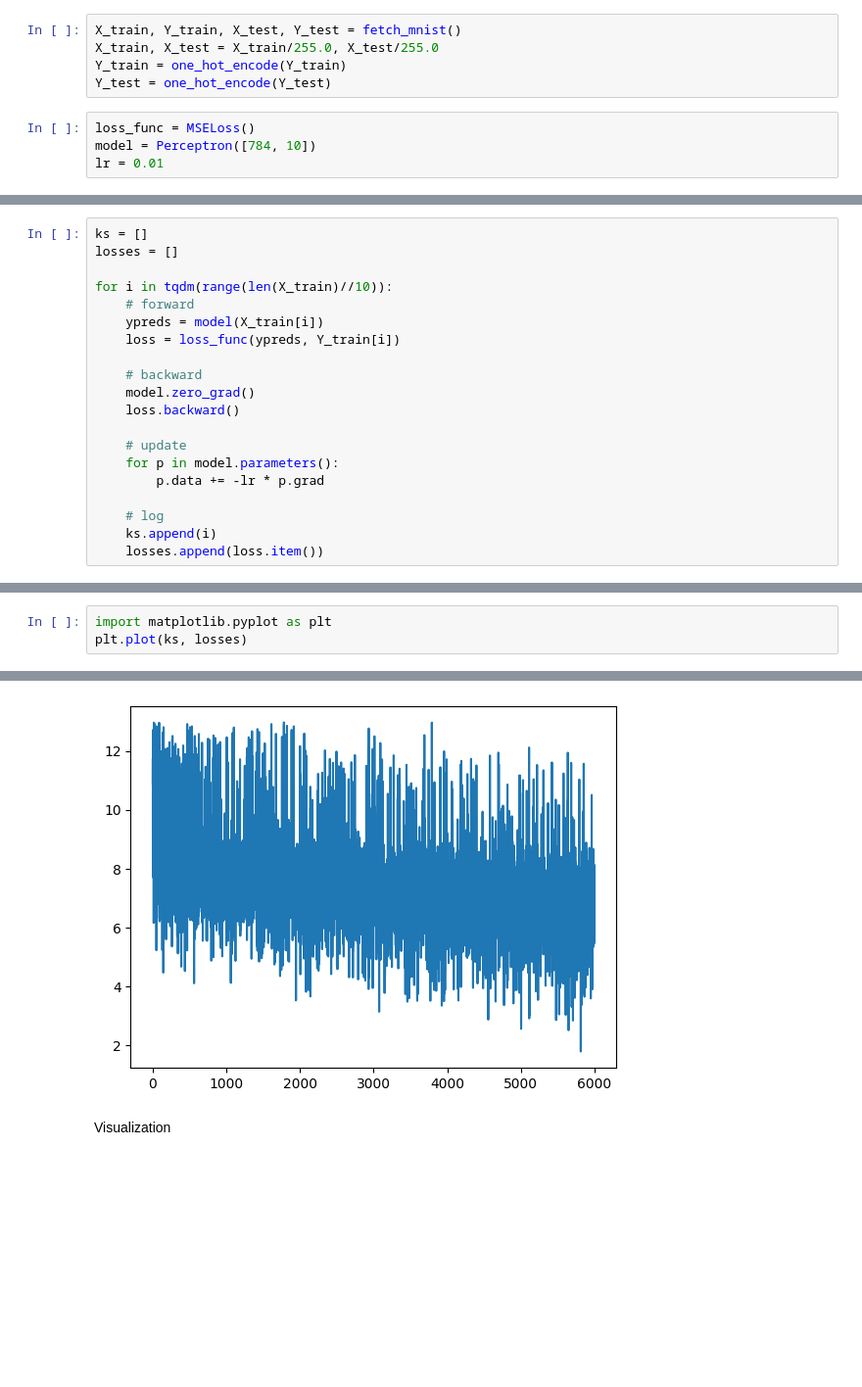
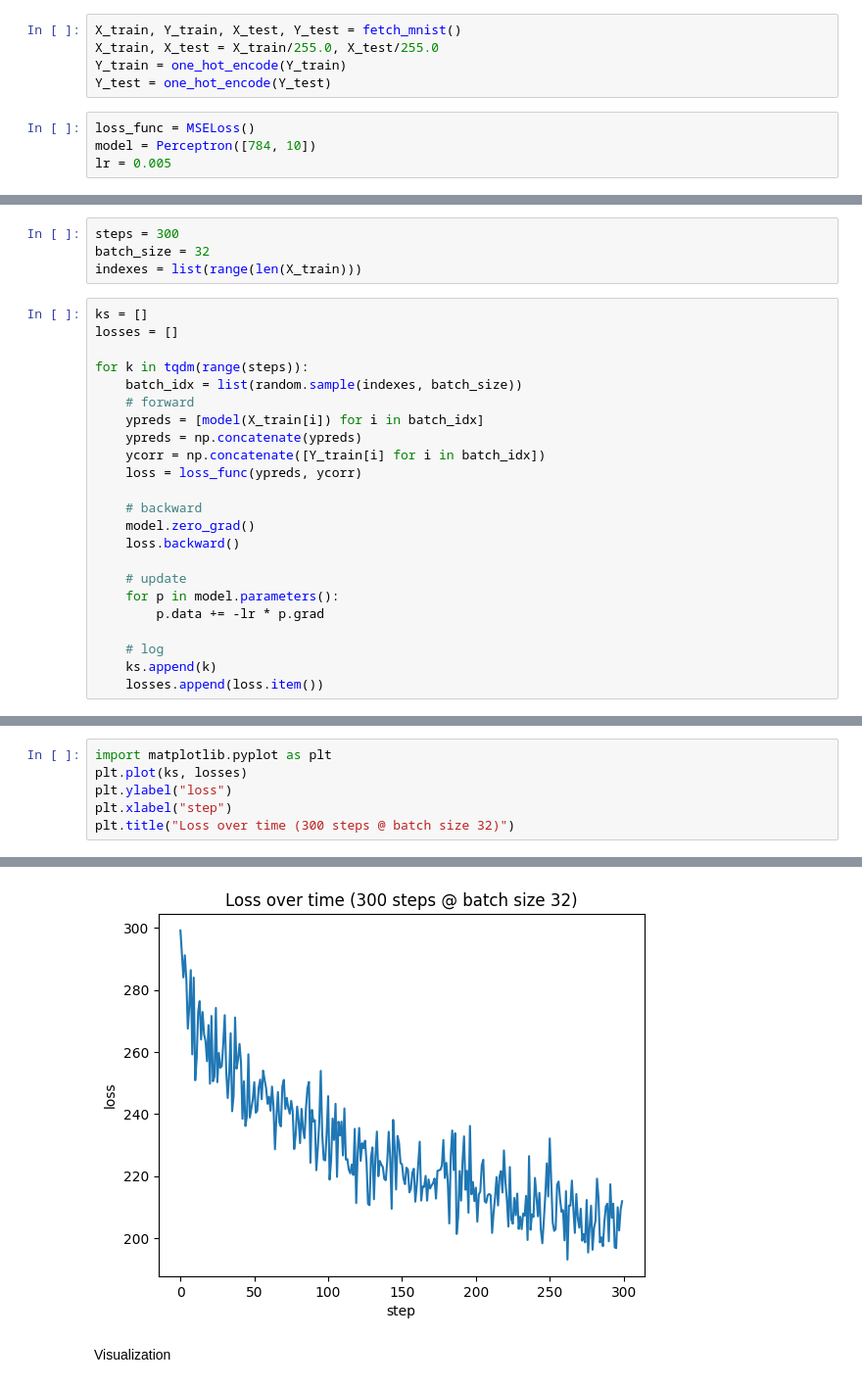
Before and after one commit to Apros7/AI-Projects, a Jupyter notebook: Autograd/mnist.ipynb, the cells around one changed output, grey strips where cells are left out. Shown at 98% size. Cells and saved outputs as stored; diff of their text form; blank space fills up the shorter version.

```diff
--- a/Autograd/mnist.ipynb
+++ b/Autograd/mnist.ipynb
@@ -36,7 +37,7 @@ Y_test = one_hot_encode(Y_test)
 # %%
 loss_func = MSELoss()
 model = Perceptron([784, 10])
-lr = 0.01
+lr = 0.005
 # %%
 def evaluate():
     results = []
@@ -51,11 +52,18 @@ Acc:  8.8 %
+# %%
+steps = 300
+batch_size = 32
+indexes = list(range(len(X_train)))
 # %%
 ks = []
 losses = []
 
-for i in tqdm(range(len(X_train)//10)):
+for k in tqdm(range(steps)):
+    batch_idx = list(random.sample(indexes, batch_size))
     # forward
-    ypreds = model(X_train[i])
-    loss = loss_func(ypreds, Y_train[i])
+    ypreds = [model(X_train[i]) for i in batch_idx]
+    ypreds = np.concatenate(ypreds)
+    ycorr = np.concatenate([Y_train[i] for i in batch_idx])
+    loss = loss_func(ypreds, ycorr)
 
     # backward
     model.zero_grad()
@@ -66,7 +74,7 @@ for i in tqdm(range(len(X_train)//10)):
         p.data += -lr * p.grad
 
     # log
-    ks.append(i)
+    ks.append(k)
     losses.append(loss.item())
 # %%
 print("Acc: ", evaluate(), "%")
@@ -75,4 +83,7 @@ Acc:  45.8 %
 # %%
 import matplotlib.pyplot as plt
 plt.plot(ks, losses)
+plt.ylabel("loss")
+plt.xlabel("step")
+plt.title("Loss over time (300 steps @ batch size 32)")
 # %% [output]
@@ -80,4 +91,4 @@ plt.plot(ks, losses)
-[figure, old version]
+[figure, new version]
 # %% [markdown]
 Visualization
 # %%
```
Also changed, not shown: parts of 5 cells of this notebook, 1 other file.
